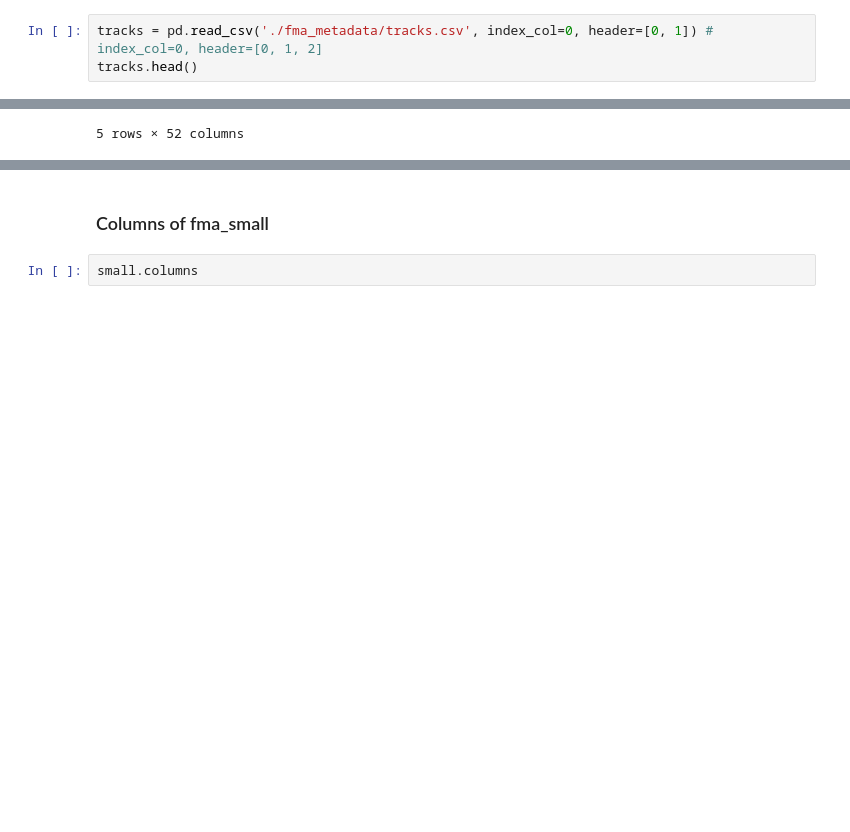
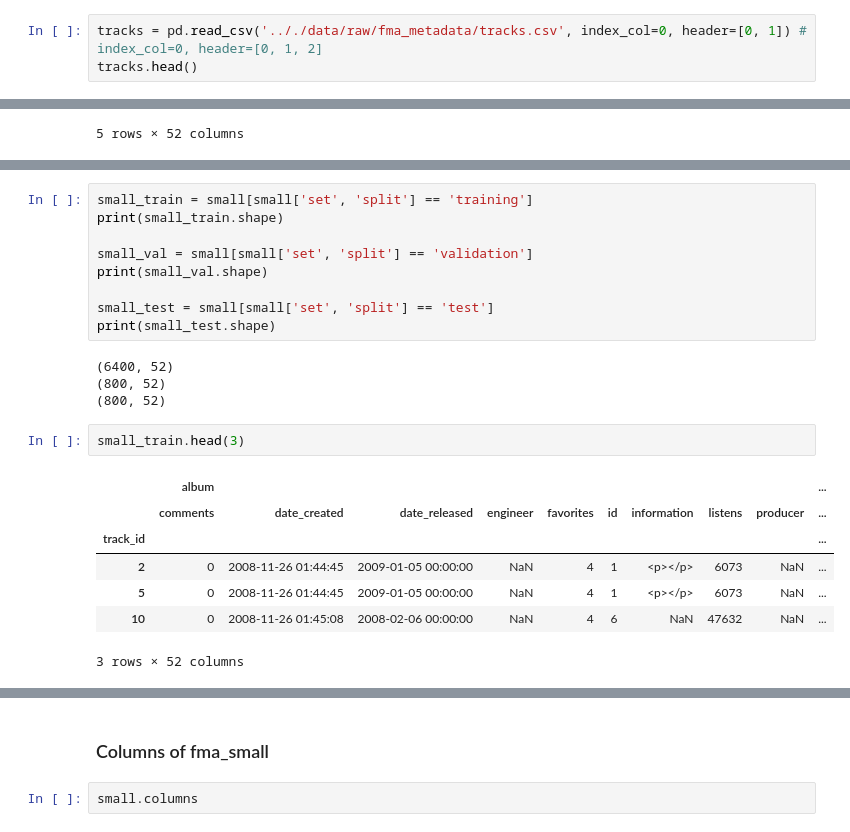
Before and after one commit to Glttr/Deep_learning_FMA, a Jupyter notebook: notebooks/1_exploration.ipynb, the cells around one changed output, grey strips where cells are left out. Drawn from its saved outputs; the diff is of its cells as text; blank space fills up the shorter version.

```diff
--- a/notebooks/1_exploration.ipynb
+++ b/notebooks/1_exploration.ipynb
@@ -18,7 +20,7 @@ dir_fma_small = os.environ.get('fma_small')
 # %% [markdown]
 # Discovering csv
 # %%
-tracks = pd.read_csv('./fma_metadata/tracks.csv', index_col=0, header=[0, 1]) # index_col=0, header=[0, 1, 2]
+tracks = pd.read_csv('.././data/raw/fma_metadata/tracks.csv', index_col=0, header=[0, 1]) # index_col=0, header=[0, 1, 2]
 tracks.head()
 # %% [output]
 |  | album |  |  |  |  |  |  |  |  | ... |
@@ -109,0 +130,23 @@ small.head()
+# %%
+small_train = small[small['set', 'split'] == 'training']
+print(small_train.shape)
+
+small_val = small[small['set', 'split'] == 'validation']
+print(small_val.shape)
+
+small_test = small[small['set', 'split'] == 'test']
+print(small_test.shape)
+# %% [output]
+(6400, 52)
+(800, 52)
+(800, 52)
+# %%
+small_train.head(3)
+# %% [output]
+|  | album |  |  |  |  |  |  |  |  | ... |
+|  | comments | date_created | date_released | engineer | favorites | id | information | listens | producer | ... |
+| track_id |  |  |  |  |  |  |  |  |  | ... |
+| 2 | 0 | 2008-11-26 01:44:45 | 2009-01-05 00:00:00 | NaN | 4 | 1 | <p></p> | 6073 | NaN | ... |
+| 5 | 0 | 2008-11-26 01:44:45 | 2009-01-05 00:00:00 | NaN | 4 | 1 | <p></p> | 6073 | NaN | ... |
+| 10 | 0 | 2008-11-26 01:45:08 | 2008-02-06 00:00:00 | NaN | 4 | 6 | NaN | 47632 | NaN | ... |
+3 rows × 52 columns
```
Also changed, not shown: parts of 16 cells of this notebook, 4 other files.
